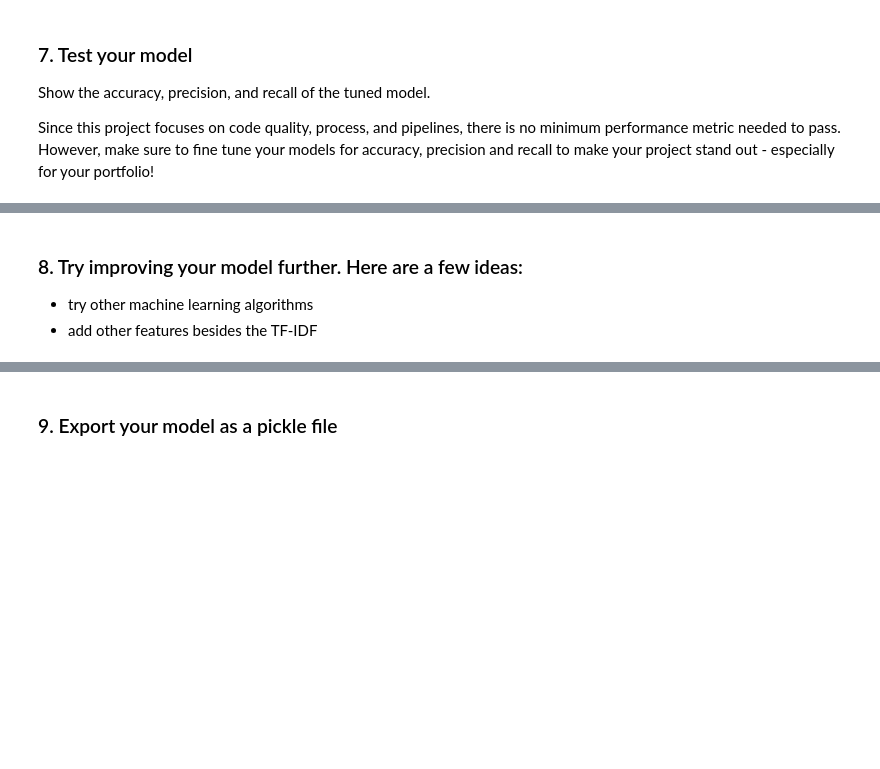
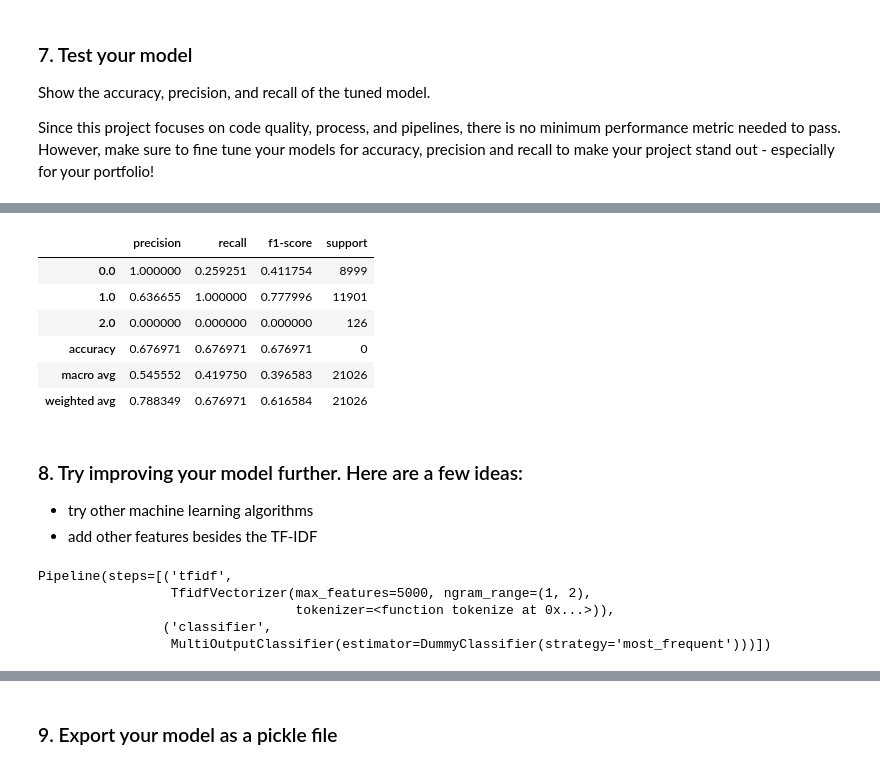
Before and after one commit to Prasanna23/Udacity_DataScience_ND, a Jupyter notebook: Disaster Response Project/ML Pipeline Preparation.ipynb, the cells around one changed output, grey strips where cells are left out. Saved outputs shown, nothing was run; the diff lists cells and outputs as text; code cells hidden in the pictures; blank space fills up the shorter version.

```diff
--- a/Disaster Response Project/ML Pipeline Preparation.ipynb
+++ b/Disaster Response Project/ML Pipeline Preparation.ipynb
@@ -330,3 +484,18 @@ Since this project focuses on code quality, process, and  pipelines, there is no
+# %%
+#Heat map of precision, recall and f1-score for "related" variable
+# model with tuned parameters
+df_tuned_related['support'] = df_tuned_related.support.apply(int)
+
+df_tuned_related.style.background_gradient(cmap='viridis',
+                             subset=pd.IndexSlice['0':'9', :'f1-score'])
+# %% [output]
+|  | precision | recall | f1-score | support |
+| 0.0 | 1.000000 | 0.259251 | 0.411754 | 8999 |
+| 1.0 | 0.636655 | 1.000000 | 0.777996 | 11901 |
+| 2.0 | 0.000000 | 0.000000 | 0.000000 | 126 |
+| accuracy | 0.676971 | 0.676971 | 0.676971 | 0 |
+| macro avg | 0.545552 | 0.419750 | 0.396583 | 21026 |
+| weighted avg | 0.788349 | 0.676971 | 0.616584 | 21026 |
 # %% [markdown]
 ### 8. Try improving your model further. Here are a few ideas:
 * try other machine learning algorithms
@@ -333,0 +519,8 @@ Since this project focuses on code quality, process, and  pipelines, there is no
+# %%
+pipeline_dummy.fit(X_train,y_train)
+# %% [output]
+Pipeline(steps=[('tfidf',
+                 TfidfVectorizer(max_features=5000, ngram_range=(1, 2),
+                                 tokenizer=<function tokenize at 0x...>)),
+                ('classifier',
+                 MultiOutputClassifier(estimator=DummyClassifier(strategy='most_frequent')))])
```
Also changed, not shown: parts of 14 cells of this notebook, 1 other file.
